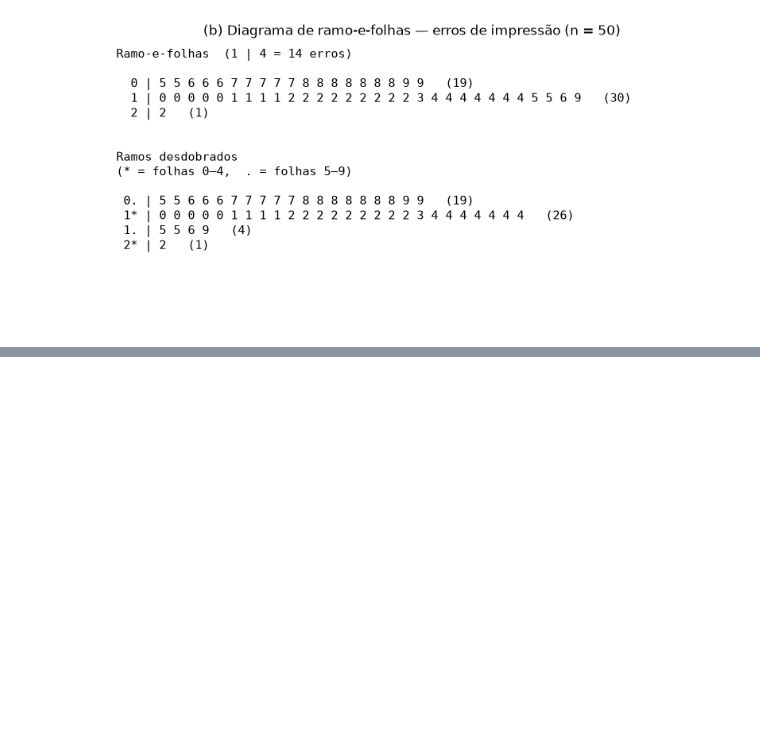
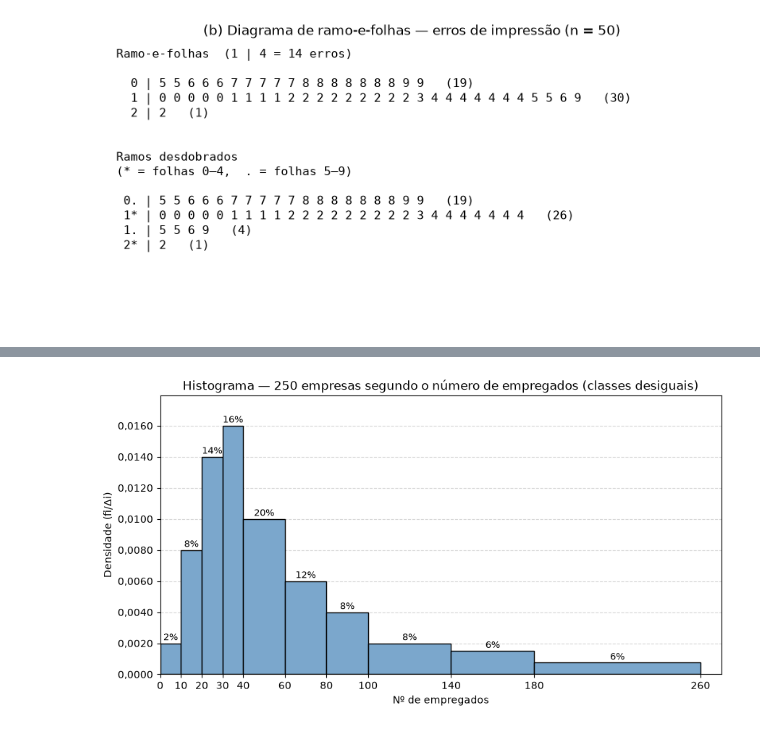
Before and after one commit to Filipe-code0/Trabalho_computacional_estatistica, a Jupyter notebook: resolucoes.ipynb, the cells around one changed output, grey strips where cells are left out. Drawn from its saved outputs; the diff is of its cells as text; code cells hidden in the pictures; blank space fills up the shorter version.

Commit message:
feat(questao-4): tabela de classes desiguais e histograma de densidade

```diff
--- a/resolucoes.ipynb
+++ b/resolucoes.ipynb
@@ -359,3 +359,100 @@ Ramo-e-folhas com ramos desdobrados  (* = folhas 0–4, . = folhas 5–9)
 <img src="imagens/4.png" width="600" alt="Questão 4">
 
 **Resposta:**
+# %%
+import matplotlib.pyplot as plt
+
+# ---------------------------------------------------------------------------
+# Dados (transcritos da tabela do enunciado)
+# Classes fechadas à esquerda e abertas à direita: [li, ls)
+# ---------------------------------------------------------------------------
+LIMITES = [0, 10, 20, 30, 40, 60, 80, 100, 140, 180, 260]
+FREQUENCIAS = [5, 20, 35, 40, 50, 30, 20, 20, 15, 15]
+
+
+# ---------------------------------------------------------------------------
+# Tabela de frequências com classes desiguais
+# Amplitude:            Δi = ls - li
+# Densidade de freq.:   ni / Δi
+# Proporção:            fi = ni / n
+# Densidade da prop.:   fi / Δi
+# ---------------------------------------------------------------------------
+def tabela_classes_desiguais(limites, frequencias):
+    n = sum(frequencias)
+    linhas = []
+    for li, ls, ni in zip(limites[:-1], limites[1:], frequencias):
+        delta = ls - li
+        fi = ni / n
+        linhas.append((li, ls, ni, delta, ni / delta, fi, fi / delta))
+    return linhas, n
+
+
+def imprimir_tabela(linhas, n):
+    print(f"{'Nº de empregados':>16} | {'ni':>3} | {'Δi':>3} | {'ni/Δi':>5} | {'fi':>4} | {'fi/Δi':>6}")
+    print("-" * 56)
+    for li, ls, ni, delta, dens_n, fi, dens_f in linhas:
+        print(f"{li:>7} |-- {ls:<4} | {ni:>3} | {delta:>3} | {dens_n:>5.2f} | {fi:>4.2f} | {dens_f:>6.4f}")
+    print("-" * 56)
+    print(f"{'Total':>16} | {n:>3} | {'—':>3} | {'—':>5} | {1:>4.2f} | {'—':>6}")
+
+
+def analisar_concentracao(linhas):
+    # Sem levar em conta as amplitudes, o máximo aparenta estar em 40 |-- 60
+    maior_freq = max(linhas, key=lambda l: l[2])
+    # Pela densidade, a classe de maior concentração é outra
+    maior_dens = max(linhas, key=lambda l: l[4])
+    menor_dens = min(linhas, key=lambda l: l[4])
+    print(f"\nMaior frequência absoluta: {maior_freq[0]} |-- {maior_freq[1]} (ni = {maior_freq[2]})")
+    print(f"Maior densidade (ni/Δi):   {maior_dens[0]} |-- {maior_dens[1]} (ni/Δi = {maior_dens[4]:.2f})")
+    print(f"Menor densidade (ni/Δi):   {menor_dens[0]} |-- {menor_dens[1]} (ni/Δi = {menor_dens[4]:.2f})")
+
+
+# ---------------------------------------------------------------------------
+# Histograma
+# A altura de cada retângulo é a densidade fi/Δi e a largura é Δi, assim a
+# área de cada retângulo é a proporção fi e a área total é igual a 1 (100%).
+# ---------------------------------------------------------------------------
+def histograma_densidade(linhas):
+    inicios = [l[0] for l in linhas]
+    larguras = [l[3] for l in linhas]
+    densidades = [l[6] for l in linhas]
+    proporcoes = [l[5] for l in linhas]
+
+    area_total = sum(d * w for d, w in zip(densidades, larguras))
+    print(f"\nÁrea total do histograma: Σ (fi/Δi)·Δi = {area_total:.4f}")
+
+    fig, ax = plt.subplots(figsize=(10, 5))
+    ax.bar(inicios, densidades, width=larguras, align="edge", color="#7ba7cc", edgecolor="black")
+    for x, w, d, fi in zip(inicios, larguras, densidades, proporcoes):
+        ax.text(x + w / 2, d + 0.0002, f"{fi:.0%}", ha="center", fontsize=9)
+    ax.set_xticks(LIMITES)
+    ax.set_yticks([i * 0.002 for i in range(9)])
+    ax.yaxis.set_major_formatter(plt.FuncFormatter(lambda y, _: f"{y:.4f}".replace(".", ",")))
+    ax.set_xlim(0, LIMITES[-1] + 10)
+    ax.set_ylim(0, max(densidades) * 1.12)
+    ax.set_xlabel("Nº de empregados")
+    ax.set_ylabel("Densidade (fi/Δi)")
+    ax.set_title("Histograma — 250 empresas segundo o número de empregados (classes desiguais)")
+    ax.grid(axis="y", linestyle="--", alpha=0.5)
+    ax.set_axisbelow(True)
+    plt.show()
+
+
+# ---------------------------------------------------------------------------
+def main():
+    print("=" * 60)
+    print("Questão 4 — Intervalos de classes desiguais (250 empresas)")
+    print("=" * 60)
+
+    linhas, n = tabela_classes_desiguais(LIMITES, FREQUENCIAS)
+    imprimir_tabela(linhas, n)
+    analisar_concentracao(linhas)
+    histograma_densidade(linhas)
+
+    plt.close("all")
+
+
+if __name__ == "__main__":
+    assert sum(FREQUENCIAS) == 250, "Deveriam ser 250 empresas"
+    main()
+# %% [output]
@@ -361,0 +476 @@ Ramo-e-folhas com ramos desdobrados  (* = folhas 0–4, . = folhas 5–9)
+[figure, added]
```
Also changed, not shown: parts of 2 cells of this notebook.
